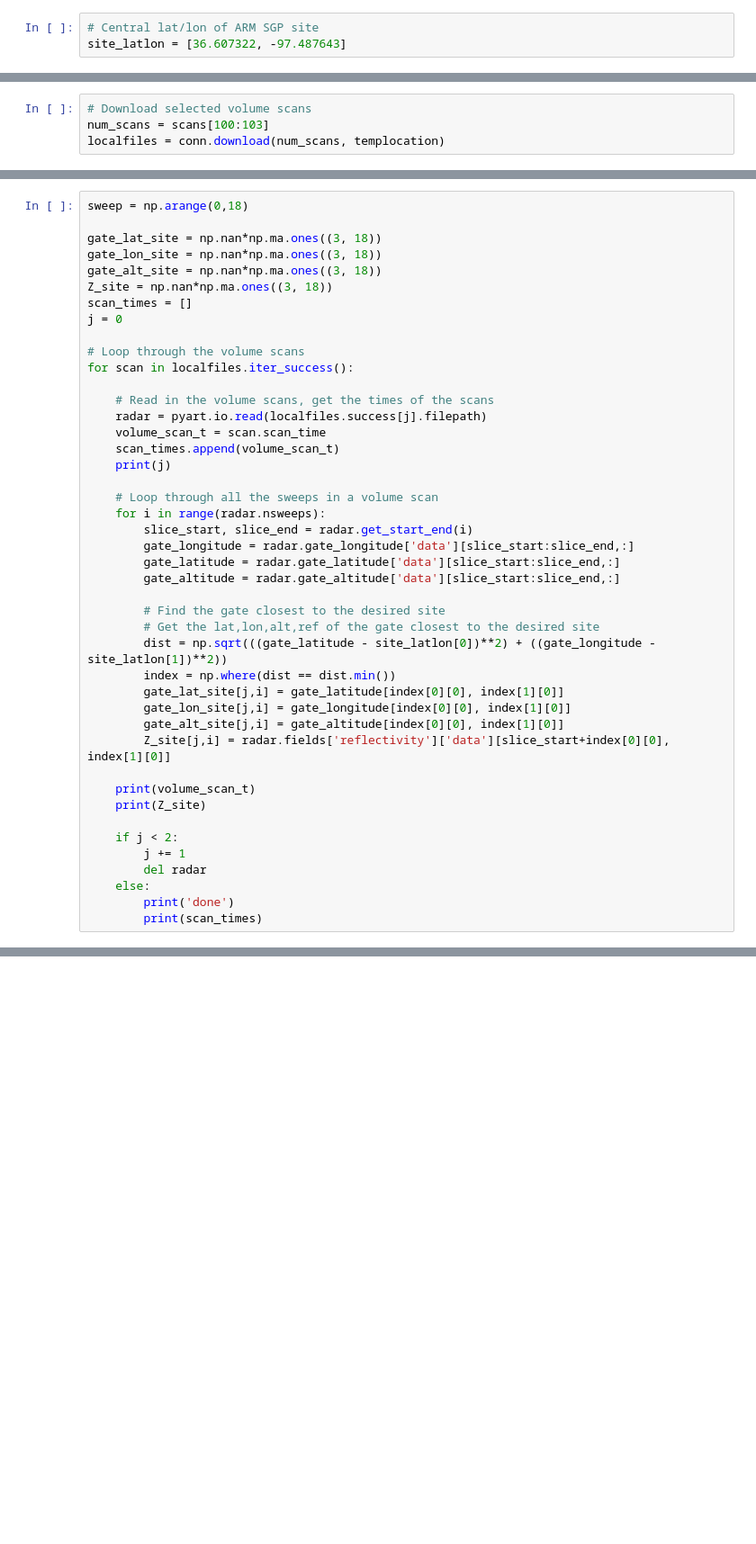
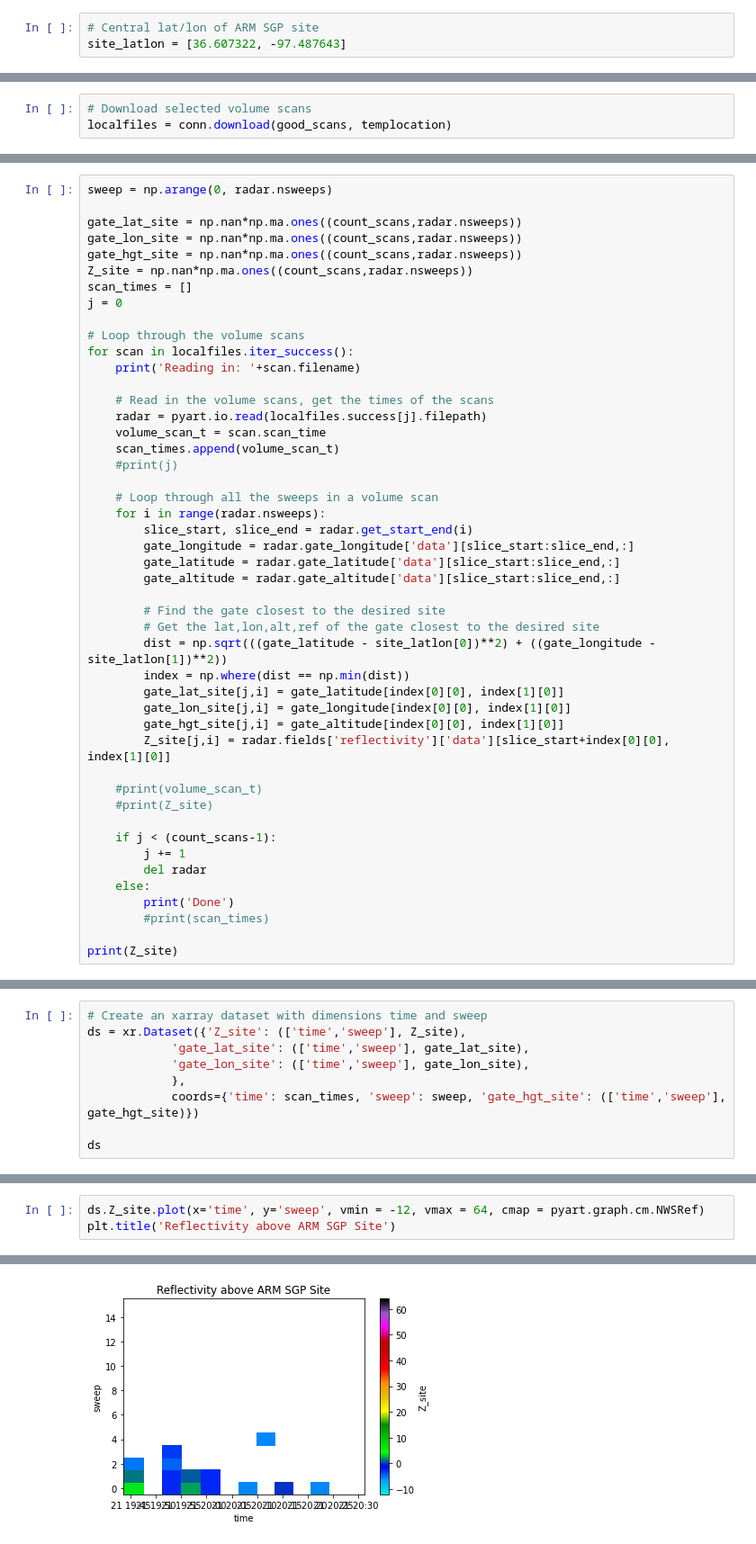
Before and after one commit to waggle-sensor/summer2021, a Jupyter notebook: Andrews/NEXRAD_TimeHeightPlots-Copy1.ipynb, the cells around one changed output, grey strips where cells are left out. Shown at 90% size. Cells and saved outputs as stored; diff of their text form; blank space fills up the shorter version.

```diff
--- a/Andrews/NEXRAD_TimeHeightPlots-Copy1.ipynb
+++ b/Andrews/NEXRAD_TimeHeightPlots-Copy1.ipynb
@@ -21,5 +47,4 @@ scans = conn.get_avail_scans(2019, 8, 22, 'KVNX') #scans = conn.get_avail_scans(
 # %%
 # Download selected volume scans
-num_scans = scans[100:103]
-localfiles = conn.download(num_scans, templocation)
+localfiles = conn.download(good_scans, templocation)
 # %% [output]
@@ -30,21 +65,22 @@ Downloaded KVNX20190822_085730_V06
 # %%
-sweep = np.arange(0,18)
+sweep = np.arange(0, radar.nsweeps)
 
-gate_lat_site = np.nan*np.ma.ones((3, 18))
-gate_lon_site = np.nan*np.ma.ones((3, 18))
-gate_alt_site = np.nan*np.ma.ones((3, 18))
-Z_site = np.nan*np.ma.ones((3, 18))
+gate_lat_site = np.nan*np.ma.ones((count_scans,radar.nsweeps))
+gate_lon_site = np.nan*np.ma.ones((count_scans,radar.nsweeps))
+gate_hgt_site = np.nan*np.ma.ones((count_scans,radar.nsweeps))
+Z_site = np.nan*np.ma.ones((count_scans,radar.nsweeps))
 scan_times = []
 j = 0
 
 # Loop through the volume scans
 for scan in localfiles.iter_success():
+    print('Reading in: '+scan.filename)
 
     # Read in the volume scans, get the times of the scans
     radar = pyart.io.read(localfiles.success[j].filepath)
     volume_scan_t = scan.scan_time
     scan_times.append(volume_scan_t)
-    print(j)
+    #print(j)
 
     # Loop through all the sweeps in a volume scan
     for i in range(radar.nsweeps):
@@ -56,19 +92,21 @@ for scan in localfiles.iter_success():
         # Find the gate closest to the desired site
         # Get the lat,lon,alt,ref of the gate closest to the desired site
         dist = np.sqrt(((gate_latitude - site_latlon[0])**2) + ((gate_longitude - site_latlon[1])**2))
-        index = np.where(dist == dist.min())
+        index = np.where(dist == np.min(dist))
         gate_lat_site[j,i] = gate_latitude[index[0][0], index[1][0]]
         gate_lon_site[j,i] = gate_longitude[index[0][0], index[1][0]]
-        gate_alt_site[j,i] = gate_altitude[index[0][0], index[1][0]]
+        gate_hgt_site[j,i] = gate_altitude[index[0][0], index[1][0]]
         Z_site[j,i] = radar.fields['reflectivity']['data'][slice_start+index[0][0], index[1][0]]
 
-    print(volume_scan_t)
-    print(Z_site)
+    #print(volume_scan_t)
+    #print(Z_site)
 
-    if j < 2:
+    if j < (count_scans-1):
         j += 1
         del radar
     else:
-        print('done')
-        print(scan_times)
+        print('Done')
+        #print(scan_times)
+
+print(Z_site)
 # %% [output]
@@ -117,0 +130,9 @@ ds.Z_site.plot()
+# %%
+# Create an xarray dataset with dimensions time and sweep
+ds = xr.Dataset({'Z_site': (['time','sweep'], Z_site),
+            'gate_lat_site': (['time','sweep'], gate_lat_site),
+            'gate_lon_site': (['time','sweep'], gate_lon_site),
+            },
+            coords={'time': scan_times, 'sweep': sweep, 'gate_hgt_site': (['time','sweep'], gate_hgt_site)})
+
+ds
@@ -117,0 +158,4 @@ ds.Z_site.plot()
+# %%
+ds.Z_site.plot(x='time', y='sweep', vmin = -12, vmax = 64, cmap = pyart.graph.cm.NWSRef)
+plt.title('Reflectivity above ARM SGP Site')
+# %% [output]
@@ -117,0 +163 @@ ds.Z_site.plot()
+[figure, added]
```
Also changed, not shown: parts of 12 cells of this notebook.
